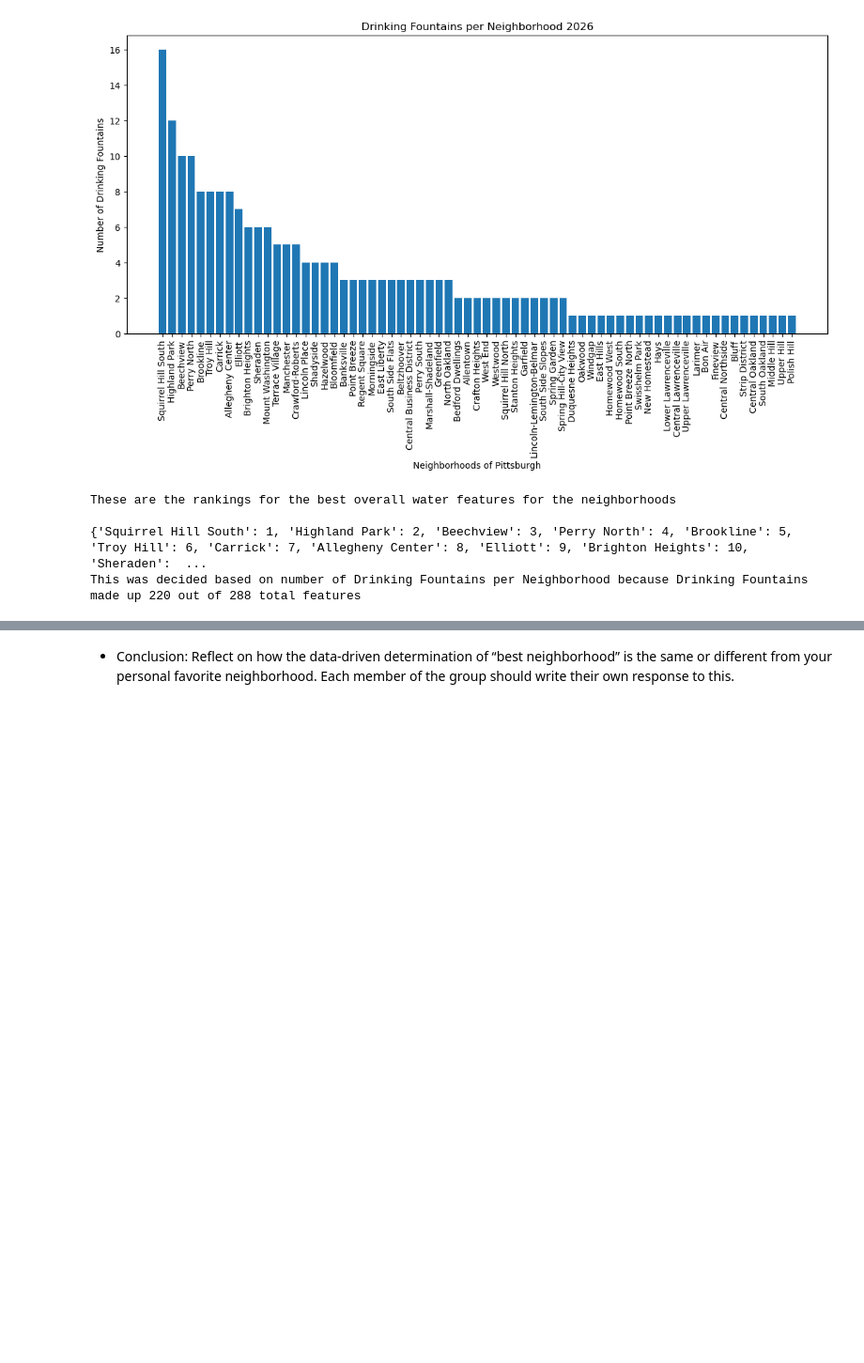
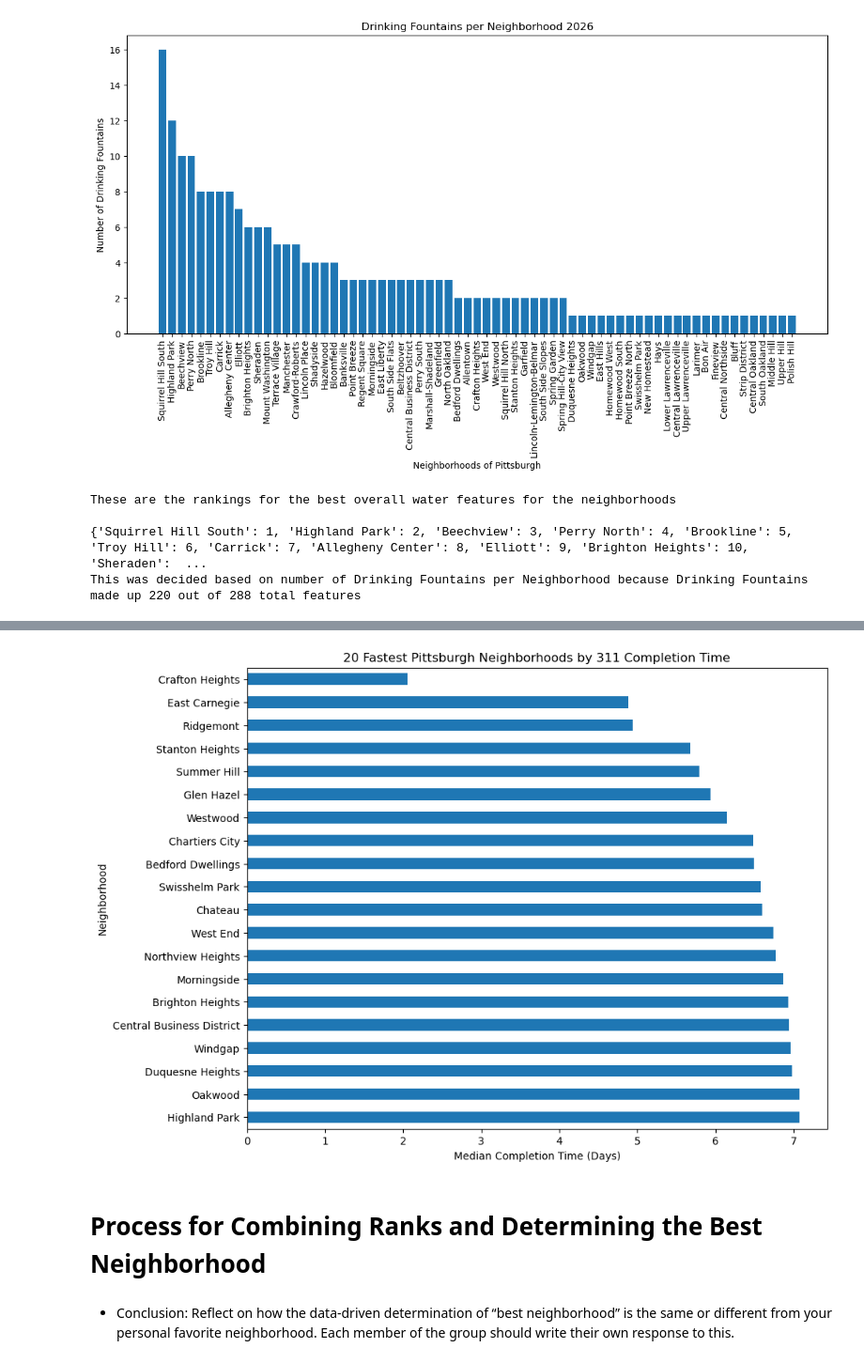
Before and after one commit to CelestialGarbo/CS-0010-FINAL-PROJECT, a Jupyter notebook: FINAL-REPORT.ipynb, the cells around one changed output, grey strips where cells are left out. Shown at 94% size. Saved outputs shown, nothing was run; the diff lists cells and outputs as text; code cells hidden in the pictures; blank space fills up the shorter version.

Commit message:
spruced everything now have to find the best one

```diff
--- a/FINAL-REPORT.ipynb
+++ b/FINAL-REPORT.ipynb
@@ -70,0 +183,15 @@ This was decided based on number of Drinking Fountains per Neighborhood because
+# %%
+# create new column, calculate completion times for requests, store in column
+completed["completion_time"] = (completed["closed_date_et"] - completed["create_date_et"]).dt.total_seconds() / 86400
+
+# group requests by neighborhood and calculate median completion time for each neighborhood
+neighborhood_stats = completed.groupby("neighborhood")["completion_time"].agg(["median"])
+
+# sort neighborhoods by median in ascending order
+neighborhood_stats = neighborhood_stats.sort_values(by="median")
+
+# assign ranks to neighborhoods based on median
+neighborhood_stats["rank"] = range(1, len(neighborhood_stats) + 1)
+
+# display neighborhoods with top 20 fastest completion times
+neighborhood_stats.head(20)
@@ -71,2 +217,23 @@ This was decided based on number of Drinking Fountains per Neighborhood because
+# %%
+# data visualization
+
+# create series for top 20 fastest request completion neighborhoods
+top_20 = neighborhood_stats.head(20)
+
+# create horizontal bar chart for top 20 neighborhoods, sort in ascending order
+top_20["median"].sort_values().plot(kind="barh", figsize=(10, 8))
+plt.gca().invert_yaxis()
+
+# chart labels
+plt.xlabel("Median Completion Time (Days)")
+plt.ylabel("Neighborhood")
+plt.title("20 Fastest Pittsburgh Neighborhoods by 311 Completion Time")
+
+# display chart
+plt.show()
+# %% [output]
+[figure, added]
+# %% [markdown]
+# Process for Combining Ranks and Determining the Best Neighborhood
 # %% [markdown]
 * Conclusion: Reflect on how the data-driven determination of “best neighborhood” is the same or different from your personal favorite neighborhood. Each member of the group should write their own response to this.
```
Also changed, not shown: parts of 10 cells of this notebook.
